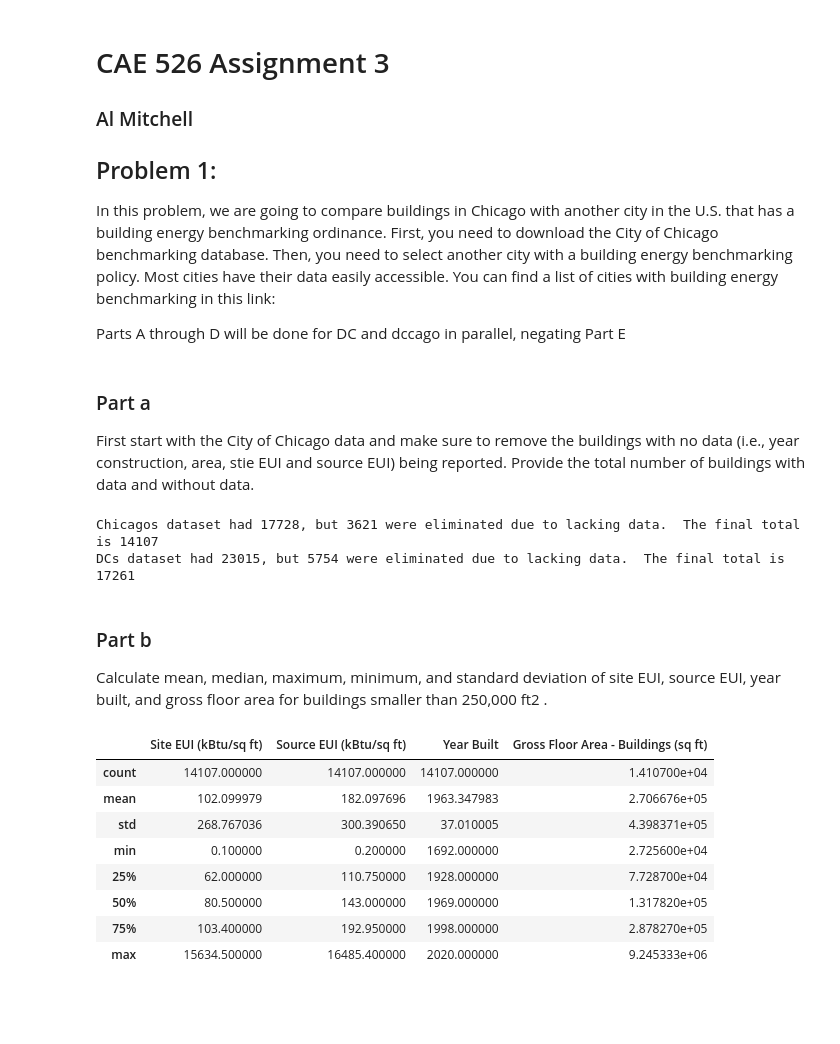
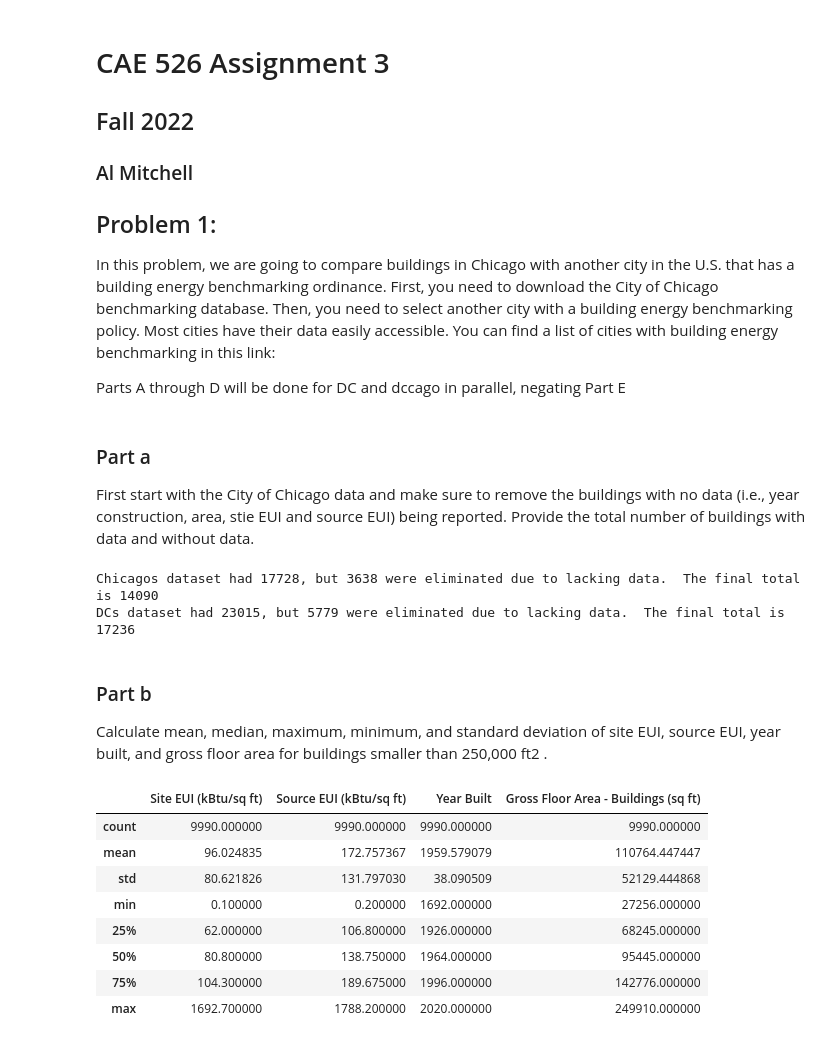
Before and after one commit to amitche8/IIT-PhD, a Jupyter notebook: CAE526/A3/cae526_a3_mitchell.ipynb, the cells around one changed output. Drawn from its saved outputs; the diff is of its cells as text; code cells hidden in the pictures; blank space fills up the shorter version.

```diff
--- a/CAE526/A3/cae526_a3_mitchell.ipynb
+++ b/CAE526/A3/cae526_a3_mitchell.ipynb
@@ -1,5 +1,6 @@
 # %% [markdown]
 # CAE 526 Assignment 3
+## Fall 2022
 ### Al Mitchell
 
 ## Problem 1:
@@ -20,36 +23,40 @@ chi = pd.read_csv('Chicago_Energy_Benchmarking.csv')
 
 initChi = chi.shape[0]
 chi = chi.dropna(subset=['Site EUI (kBtu/sq ft)', 'Source EUI (kBtu/sq ft)', 'Year Built', 'Gross Floor Area - Buildings (sq ft)'])
+chi = chi[(chi['Site EUI (kBtu/sq ft)'] < 2000)]
+chi = chi[(chi['Source EUI (kBtu/sq ft)'] < 2000)]
 finChi = chi.shape[0]
 
 print('Chicagos dataset had ' + str(initChi) + ', but ' + str(initChi - finChi) + ' were eliminated due to lacking data.  The final total is ' + str(finChi))
 
 initDC = dc.shape[0]
-dc = dc.dropna(subset=['SOURCEEUI_KBTU_FT', 'YEARBUILT', 'TAXRECORDFLOORAREA'])
+dc = dc.dropna(subset=['SITEEUI_KBTU_FT', 'SOURCEEUI_KBTU_FT', 'YEARBUILT', 'TAXRECORDFLOORAREA'])
+dc = dc[(dc['SITEEUI_KBTU_FT'] < 2000)]
+dc = dc[(dc['SOURCEEUI_KBTU_FT'] < 2000)]
 finDC = dc.shape[0]
 
 print('DCs dataset had ' + str(initDC) + ', but ' + str(initDC - finDC) + ' were eliminated due to lacking data.  The final total is ' + str(finDC))
 # %% [output]
-Chicagos dataset had 17728, but 3621 were eliminated due to lacking data.  The final total is 14107
-DCs dataset had 23015, but 5754 were eliminated due to lacking data.  The final total is 17261
+Chicagos dataset had 17728, but 3638 were eliminated due to lacking data.  The final total is 14090
+DCs dataset had 23015, but 5779 were eliminated due to lacking data.  The final total is 17236
 # %% [markdown]
 ### Part b
 Calculate mean, median, maximum, minimum, and standard deviation of site EUI, source EUI, year built, and gross floor area for buildings smaller than 250,000 ft2 .
 # %%
-chiS = chi([]
+chiS = chi[chi['Gross Floor Area - Buildings (sq ft)'] < 250000]
 chiS[['Site EUI (kBtu/sq ft)', 'Source EUI (kBtu/sq ft)','Year Built', 'Gross Floor Area - Buildings (sq ft)']].describe()
 
 # chi['Site EUI (kBtu/sq ft)'].describe()
 # chi['Source EUI (kBtu/sq ft)'].describe()
 # chi['Year Built'].describe()
 # chi['Gross Floor Area - Buildings (sq ft)'].describe()
 # %% [output]
 |  | Site EUI (kBtu/sq ft) | Source EUI (kBtu/sq ft) | Year Built | Gross Floor Area - Buildings (sq ft) |
-| count | 14107.000000 | 14107.000000 | 14107.000000 | 1.410700e+04 |
-| mean | 102.099979 | 182.097696 | 1963.347983 | 2.706676e+05 |
-| std | 268.767036 | 300.390650 | 37.010005 | 4.398371e+05 |
-| min | 0.100000 | 0.200000 | 1692.000000 | 2.725600e+04 |
-| 25% | 62.000000 | 110.750000 | 1928.000000 | 7.728700e+04 |
-| 50% | 80.500000 | 143.000000 | 1969.000000 | 1.317820e+05 |
-| 75% | 103.400000 | 192.950000 | 1998.000000 | 2.878270e+05 |
-| max | 15634.500000 | 16485.400000 | 2020.000000 | 9.245333e+06 |
+| count | 9990.000000 | 9990.000000 | 9990.000000 | 9990.000000 |
+| mean | 96.024835 | 172.757367 | 1959.579079 | 110764.447447 |
+| std | 80.621826 | 131.797030 | 38.090509 | 52129.444868 |
+| min | 0.100000 | 0.200000 | 1692.000000 | 27256.000000 |
+| 25% | 62.000000 | 106.800000 | 1926.000000 | 68245.000000 |
+| 50% | 80.800000 | 138.750000 | 1964.000000 | 95445.000000 |
+| 75% | 104.300000 | 189.675000 | 1996.000000 | 142776.000000 |
+| max | 1692.700000 | 1788.200000 | 2020.000000 | 249910.000000 |
```
Also changed, not shown: parts of 13 cells of this notebook.
